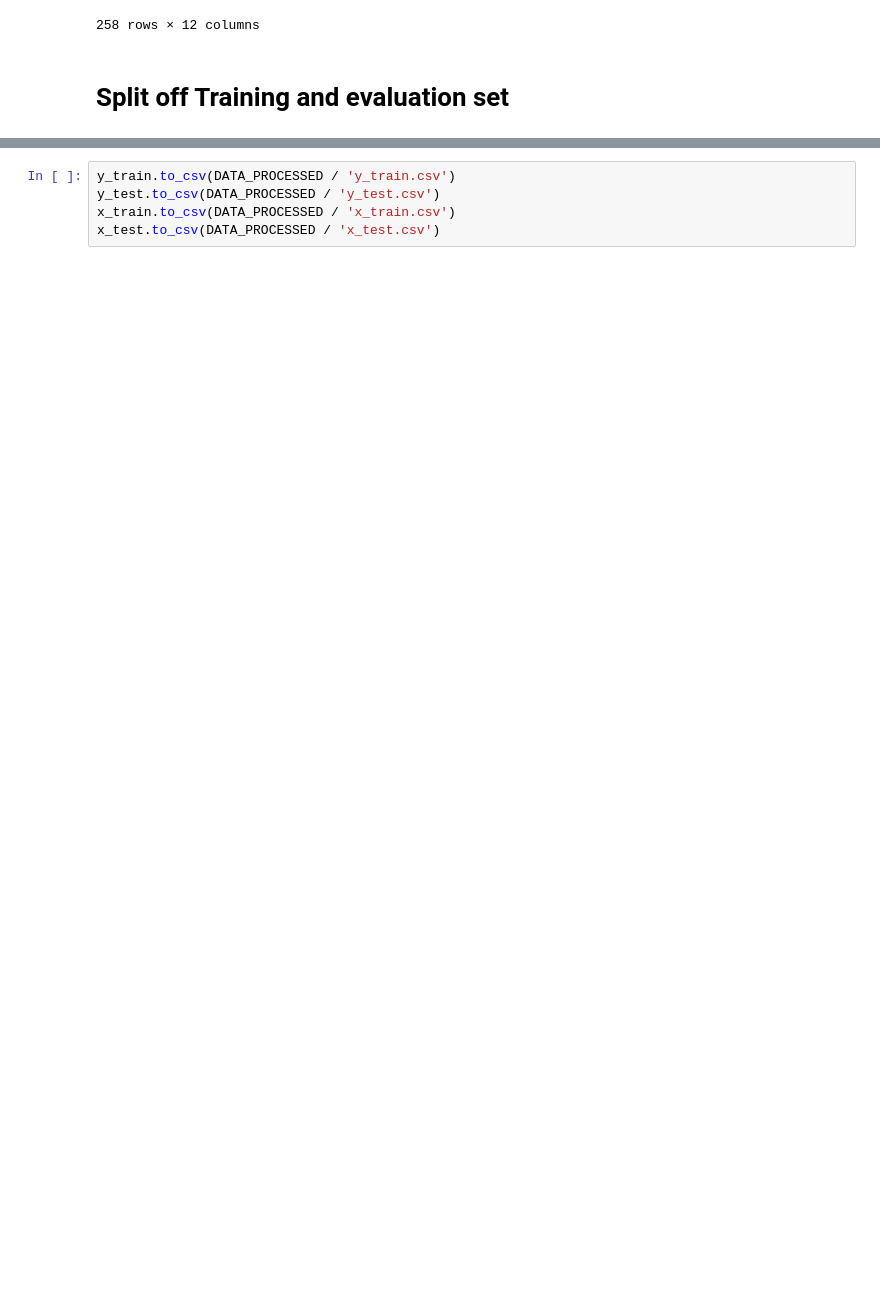
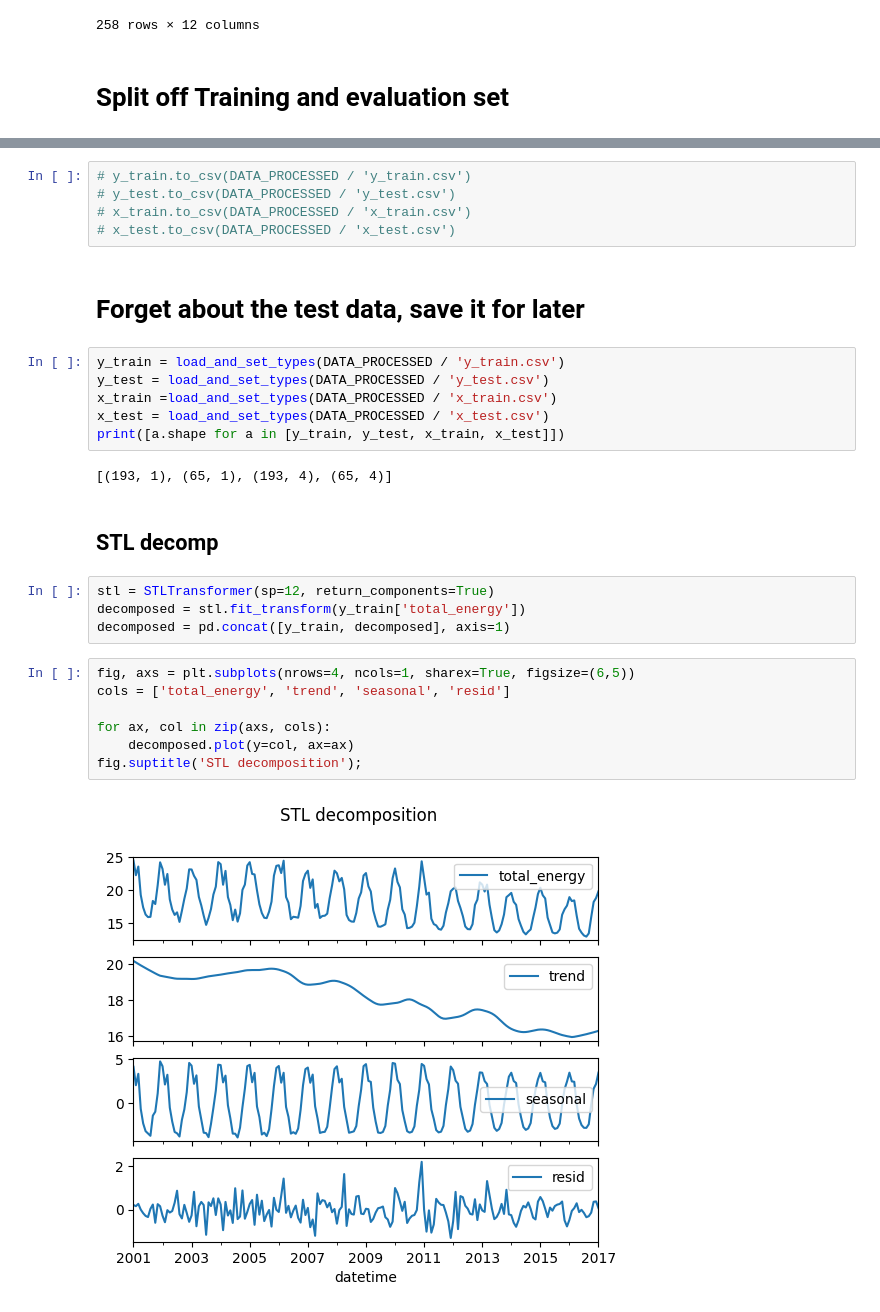
Before and after one commit to adin786/energy_forecast, a Jupyter notebook: notebooks/02_data exploration.ipynb, the cells around one changed output, grey strips where cells are left out. Cells and saved outputs as stored; diff of their text form; blank space fills up the shorter version.

```diff
--- a/notebooks/02_data exploration.ipynb
+++ b/notebooks/02_data exploration.ipynb
@@ -137,5 +141,30 @@ print([a.shape for a in splits])
 # %%
-y_train.to_csv(DATA_PROCESSED / 'y_train.csv')
-y_test.to_csv(DATA_PROCESSED / 'y_test.csv')
-x_train.to_csv(DATA_PROCESSED / 'x_train.csv')
-x_test.to_csv(DATA_PROCESSED / 'x_test.csv')
+# y_train.to_csv(DATA_PROCESSED / 'y_train.csv')
+# y_test.to_csv(DATA_PROCESSED / 'y_test.csv')
+# x_train.to_csv(DATA_PROCESSED / 'x_train.csv')
+# x_test.to_csv(DATA_PROCESSED / 'x_test.csv')
+# %% [markdown]
+# Forget about the test data, save it for later
+# %%
+y_train = load_and_set_types(DATA_PROCESSED / 'y_train.csv')
+y_test = load_and_set_types(DATA_PROCESSED / 'y_test.csv')
+x_train =load_and_set_types(DATA_PROCESSED / 'x_train.csv')
+x_test = load_and_set_types(DATA_PROCESSED / 'x_test.csv')
+print([a.shape for a in [y_train, y_test, x_train, x_test]])
+# %% [output]
+[(193, 1), (65, 1), (193, 4), (65, 4)]
+# %% [markdown]
+## STL decomp
+# %%
+stl = STLTransformer(sp=12, return_components=True)
+decomposed = stl.fit_transform(y_train['total_energy'])
+decomposed = pd.concat([y_train, decomposed], axis=1)
+# %%
+fig, axs = plt.subplots(nrows=4, ncols=1, sharex=True, figsize=(6,5))
+cols = ['total_energy', 'trend', 'seasonal', 'resid']
+
+for ax, col in zip(axs, cols):
+    decomposed.plot(y=col, ax=ax)
+fig.suptitle('STL decomposition');
+# %% [output]
+[figure, added]
```
Also changed, not shown: parts of 34 cells of this notebook, 8 other files.
